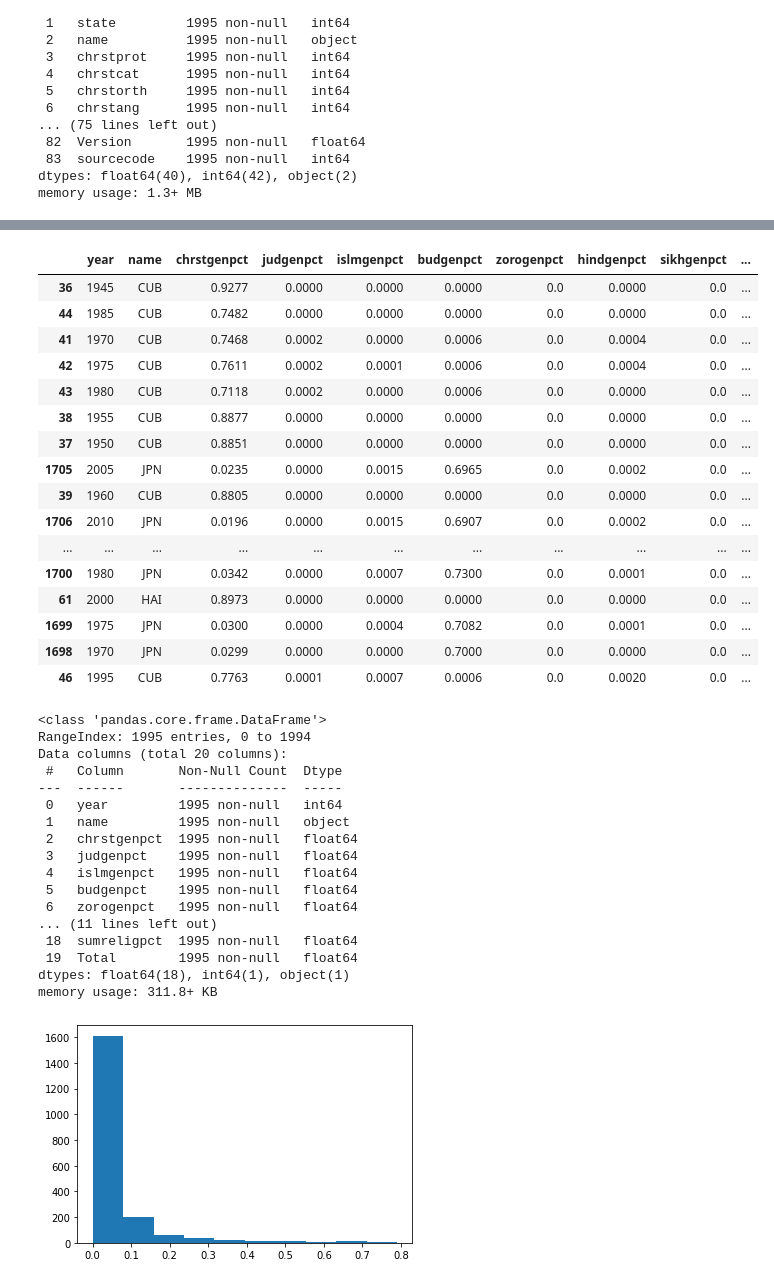
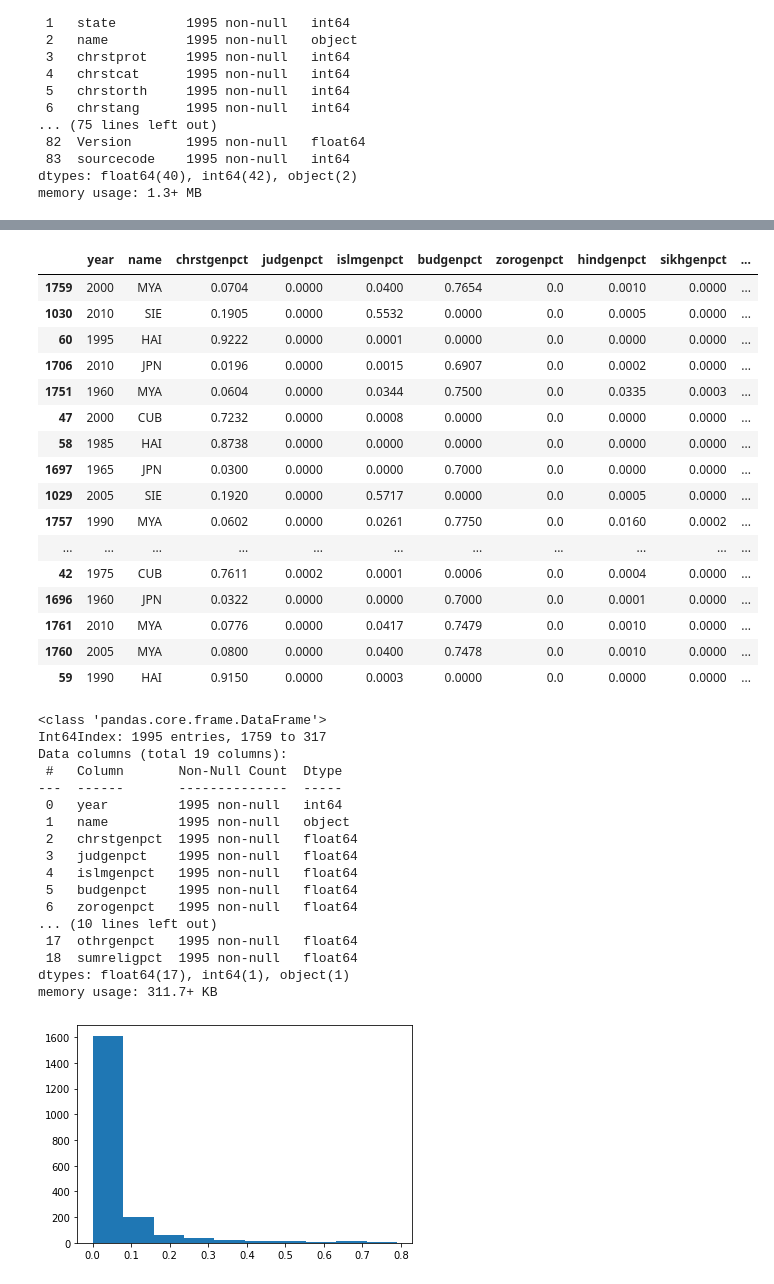
Before and after one commit to R0go/Religion, a Jupyter notebook: project.ipynb, the cells around one changed output, grey strips where cells are left out. Cells and saved outputs as stored; diff of their text form; code cells hidden in the pictures.

```diff
--- a/project.ipynb
+++ b/project.ipynb
@@ -131,6 +130,7 @@ Data columns (total 84 columns):
 dtypes: float64(40), int64(42), object(2)
 memory usage: 1.3+ MB
 # %%
+WRP_national= WRP_national.sort_values('nonreligpct', ascending=False)
 WRP_national.head(20)
 # %% [output]
 |  | year | state | name | chrstprot | chrstcat | chrstorth | chrstang | chrstothr | chrstgen | judorth | ... |
@@ -154,10 +154,7 @@ WRP_national.head(20)
 # %%
 columns = WRP_national.columns
 
-columns = list(columns[62:76])
+columns = list(columns[62:78])
 columns2 = ['year','name','chrstgenpct','judgenpct','islmgenpct']
 columns2 += columns
 WRP_national = WRP_national[columns2]
-columns = list(WRP_national.columns)
-columns = columns[2:-1]
-columns
@@ -181,31 +161,32 @@ columns
 # %%
-WRP_national['Total'] = WRP_national[columns].sum(axis=1)
-WRP_national= WRP_national.sort_values('Total', ascending=False)
+WRP_national["sumreligpct"] = np.where(WRP_national["dualrelig"] == 1, (1-WRP_national['nonreligpct']), WRP_national["sumreligpct"])
+WRP_national= WRP_national.sort_values('dualrelig', ascending=False)
+WRP_national.drop(columns=['dualrelig', 'total'], inplace=True)
 WRP_national.head(20)
 # %% [output]
 |  | year | name | chrstgenpct | judgenpct | islmgenpct | budgenpct | zorogenpct | hindgenpct | sikhgenpct | ... |
-| 36 | 1945 | CUB | 0.9277 | 0.0000 | 0.0000 | 0.0000 | 0.0 | 0.0000 | 0.0 | ... |
-| 44 | 1985 | CUB | 0.7482 | 0.0000 | 0.0000 | 0.0000 | 0.0 | 0.0000 | 0.0 | ... |
-| 41 | 1970 | CUB | 0.7468 | 0.0002 | 0.0000 | 0.0006 | 0.0 | 0.0004 | 0.0 | ... |
-| 42 | 1975 | CUB | 0.7611 | 0.0002 | 0.0001 | 0.0006 | 0.0 | 0.0004 | 0.0 | ... |
-| 43 | 1980 | CUB | 0.7118 | 0.0002 | 0.0000 | 0.0006 | 0.0 | 0.0000 | 0.0 | ... |
-| 38 | 1955 | CUB | 0.8877 | 0.0000 | 0.0000 | 0.0000 | 0.0 | 0.0000 | 0.0 | ... |
-| 37 | 1950 | CUB | 0.8851 | 0.0000 | 0.0000 | 0.0000 | 0.0 | 0.0000 | 0.0 | ... |
-| 1705 | 2005 | JPN | 0.0235 | 0.0000 | 0.0015 | 0.6965 | 0.0 | 0.0002 | 0.0 | ... |
-| 39 | 1960 | CUB | 0.8805 | 0.0000 | 0.0000 | 0.0000 | 0.0 | 0.0000 | 0.0 | ... |
-| 1706 | 2010 | JPN | 0.0196 | 0.0000 | 0.0015 | 0.6907 | 0.0 | 0.0002 | 0.0 | ... |
+| 1759 | 2000 | MYA | 0.0704 | 0.0000 | 0.0400 | 0.7654 | 0.0 | 0.0010 | 0.0000 | ... |
+| 1030 | 2010 | SIE | 0.1905 | 0.0000 | 0.5532 | 0.0000 | 0.0 | 0.0005 | 0.0000 | ... |
+| 60 | 1995 | HAI | 0.9222 | 0.0000 | 0.0001 | 0.0000 | 0.0 | 0.0000 | 0.0000 | ... |
+| 1706 | 2010 | JPN | 0.0196 | 0.0000 | 0.0015 | 0.6907 | 0.0 | 0.0002 | 0.0000 | ... |
+| 1751 | 1960 | MYA | 0.0604 | 0.0000 | 0.0344 | 0.7500 | 0.0 | 0.0335 | 0.0003 | ... |
+| 47 | 2000 | CUB | 0.7232 | 0.0000 | 0.0008 | 0.0000 | 0.0 | 0.0000 | 0.0000 | ... |
+| 58 | 1985 | HAI | 0.8738 | 0.0000 | 0.0000 | 0.0000 | 0.0 | 0.0000 | 0.0000 | ... |
+| 1697 | 1965 | JPN | 0.0300 | 0.0000 | 0.0000 | 0.7000 | 0.0 | 0.0000 | 0.0000 | ... |
+| 1029 | 2005 | SIE | 0.1920 | 0.0000 | 0.5717 | 0.0000 | 0.0 | 0.0005 | 0.0000 | ... |
+| 1757 | 1990 | MYA | 0.0602 | 0.0000 | 0.0261 | 0.7750 | 0.0 | 0.0160 | 0.0002 | ... |
 | ... | ... | ... | ... | ... | ... | ... | ... | ... | ... | ... |
-| 1700 | 1980 | JPN | 0.0342 | 0.0000 | 0.0007 | 0.7300 | 0.0 | 0.0001 | 0.0 | ... |
-| 61 | 2000 | HAI | 0.8973 | 0.0000 | 0.0000 | 0.0000 | 0.0 | 0.0000 | 0.0 | ... |
-| 1699 | 1975 | JPN | 0.0300 | 0.0000 | 0.0004 | 0.7082 | 0.0 | 0.0001 | 0.0 | ... |
-| 1698 | 1970 | JPN | 0.0299 | 0.0000 | 0.0000 | 0.7000 | 0.0 | 0.0000 | 0.0 | ... |
-| 46 | 1995 | CUB | 0.7763 | 0.0001 | 0.0007 | 0.0006 | 0.0 | 0.0020 | 0.0 | ... |
+| 42 | 1975 | CUB | 0.7611 | 0.0002 | 0.0001 | 0.0006 | 0.0 | 0.0004 | 0.0000 | ... |
+| 1696 | 1960 | JPN | 0.0322 | 0.0000 | 0.0000 | 0.7000 | 0.0 | 0.0001 | 0.0000 | ... |
+| 1761 | 2010 | MYA | 0.0776 | 0.0000 | 0.0417 | 0.7479 | 0.0 | 0.0010 | 0.0000 | ... |
+| 1760 | 2005 | MYA | 0.0800 | 0.0000 | 0.0400 | 0.7478 | 0.0 | 0.0010 | 0.0000 | ... |
+| 59 | 1990 | HAI | 0.9150 | 0.0000 | 0.0003 | 0.0000 | 0.0 | 0.0000 | 0.0000 | ... |
 # %%
 WRP_national.info()
 # %% [output]
 <class 'pandas.core.frame.DataFrame'>
-RangeIndex: 1995 entries, 0 to 1994
-Data columns (total 20 columns):
+Int64Index: 1995 entries, 1759 to 317
+Data columns (total 19 columns):
  #   Column       Non-Null Count  Dtype
 ---  ------       --------------  -----
  0   year         1995 non-null   int64
@@ -215,11 +196,11 @@ Data columns (total 20 columns):
  4   islmgenpct   1995 non-null   float64
  5   budgenpct    1995 non-null   float64
  6   zorogenpct   1995 non-null   float64
-... (11 lines left out)
+... (10 lines left out)
+ 17  othrgenpct   1995 non-null   float64
  18  sumreligpct  1995 non-null   float64
- 19  Total        1995 non-null   float64
-dtypes: float64(18), int64(1), object(1)
-memory usage: 311.8+ KB
+dtypes: float64(17), int64(1), object(1)
+memory usage: 311.7+ KB
 # %%
 plt.hist(WRP_national.nonreligpct)
 plt.show()
```
Also changed, not shown: parts of 4 cells of this notebook.
